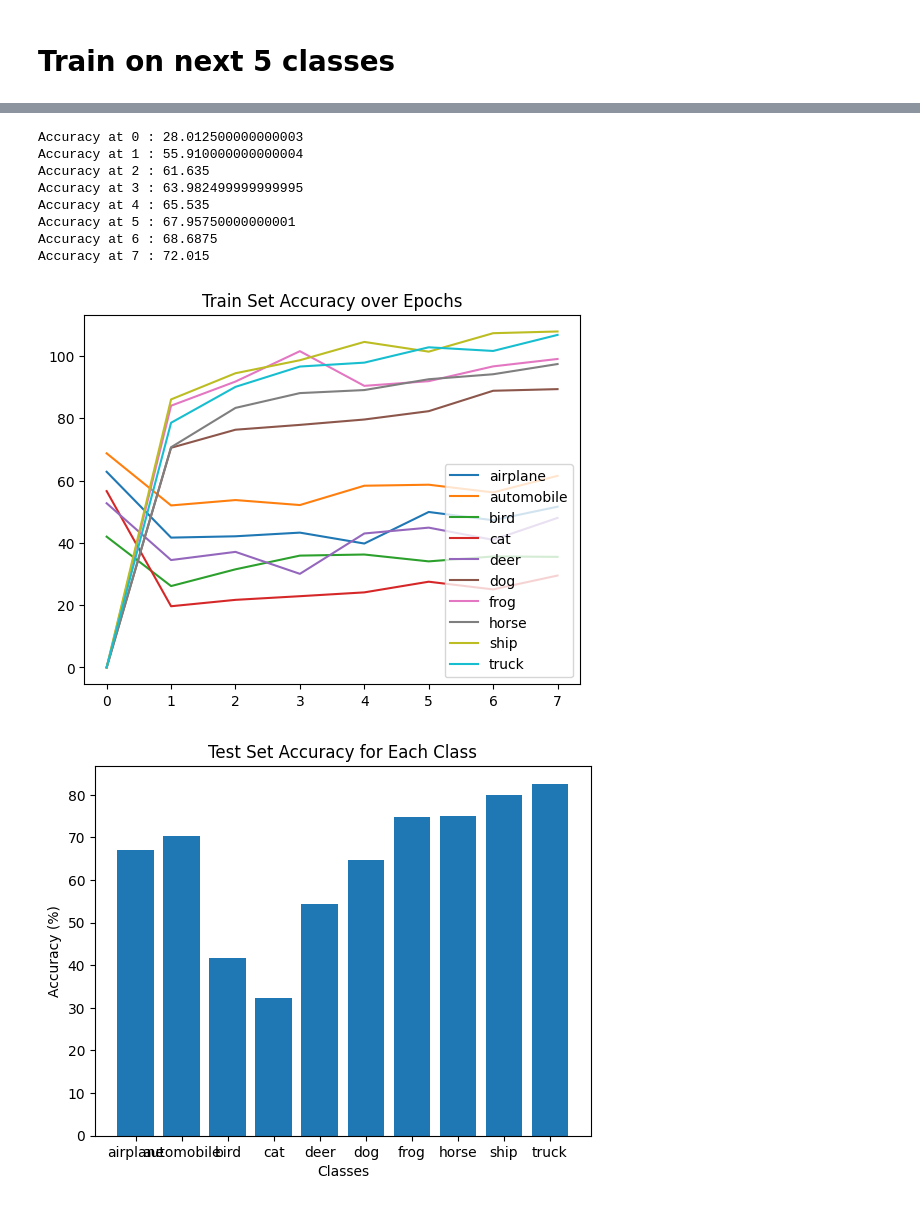
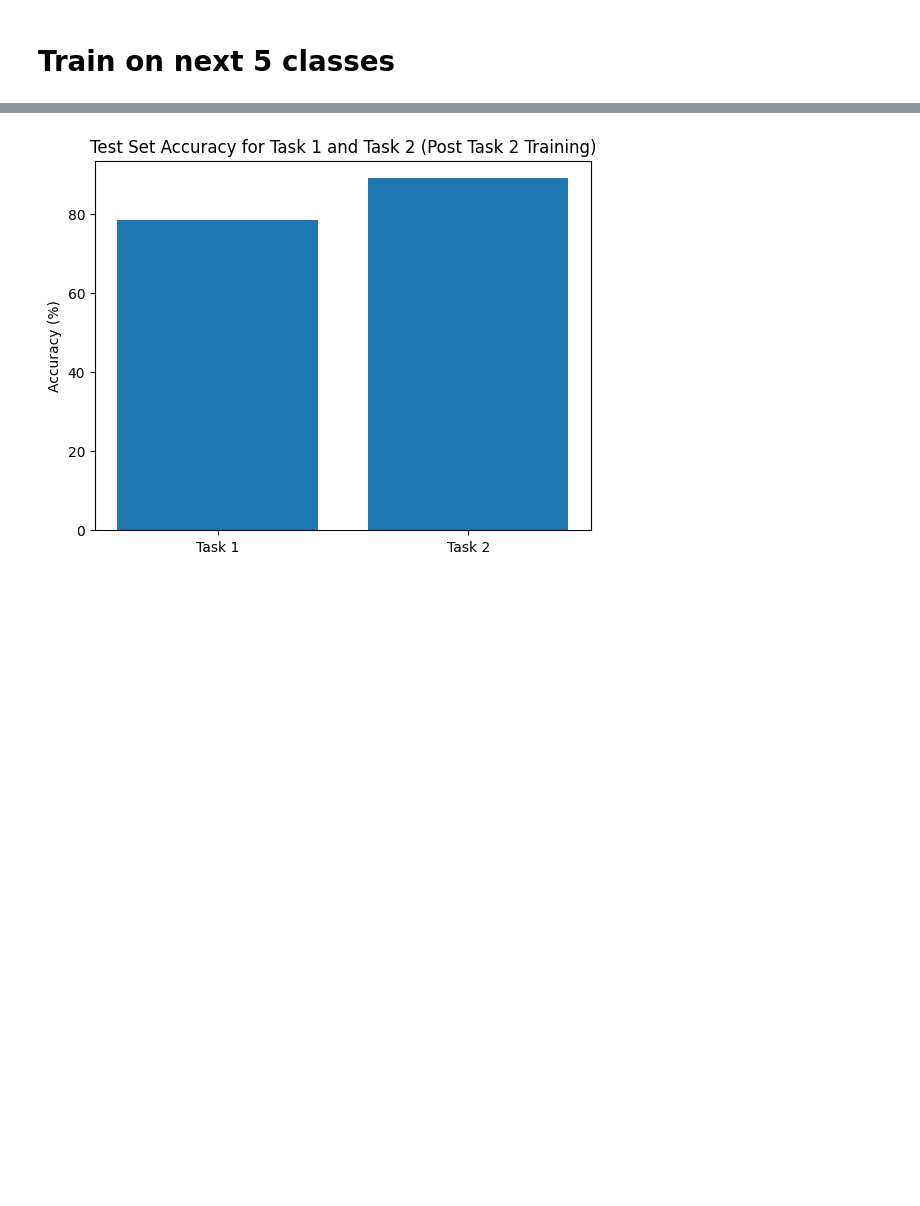
Before and after one commit to DROP-TABLE-CS407/Machine-Unlearning-x-Continual-Learning, a Jupyter notebook: replay_based_CIL_2.ipynb, the cells around one changed output, grey strips where cells are left out. Saved outputs shown, nothing was run; the diff lists cells and outputs as text; code cells hidden in the pictures; blank space fills up the shorter version.

```diff
--- a/replay_based_CIL_2.ipynb
+++ b/replay_based_CIL_2.ipynb
@@ -79,7 +79,7 @@ class ResNet18CIFAR(torch.nn.Module):
             torch.nn.BatchNorm2d(1024)
         )
         # change input layer to accept 32x32 images by utilising smaller convolutional kernel
-        self.resnet.fc = torch.nn.Linear(1024, 5)
+        self.resnet.fc = torch.nn.Linear(1024, 10)
         # start with 5 classes and add more as needed
         self.resnet.maxpool = torch.nn.Identity()
         # maxpool worsens performance and is unnecessary for small image sizes
@@ -418,24 +426,32 @@ plt.plot(losses)
 plt.title('Loss')
 plt.show()
 
-for i in range(len(accuracies)):
-    print(f"Accuracy at {i} : {accuracies[i]}")
-
-for cls in CLASSES:
-    plt.plot(accuracies_class[cls], label=f'{cls}')
-
-plt.title('Train Set Accuracy over Epochs')
-plt.legend()
-plt.show()
+# for i in range(len(accuracies)):
+#     print(f"Accuracy at {i} : {accuracies[i]}")
+#
+# for cls in CLASSES:
+#     plt.plot(accuracies_class[cls], label=f'{cls}')
+#
+# plt.title('Train Set Accuracy over Epochs')
+# plt.legend()
+# plt.show()
 
 # plot the test set accuracy as a bar chart
-plt.bar(CLASSES, [accuracies_class_test[cls][0] for cls in CLASSES])
-plt.title('Test Set Accuracy for Each Class')
-plt.xlabel('Classes')
+#plt.bar(CLASSES, [accuracies_class_test[cls][0] for cls in CLASSES])
+#plt.title('Test Set Accuracy for Each Class')
+#plt.xlabel('Classes')
+#plt.ylabel('Accuracy (%)')
+#plt.show()
+#for cls in CLASSES:
+#    print(f"Test accuracy for {cls}: {accuracies_class_test[cls]}")
+
+# extract numerical values from accuracy strings
+accuracy_value_1 = float(accuracy_string_1.split(': ')[1].replace('%', ''))
+accuracy_value_2 = float(accuracy_string_2.split(': ')[1].replace('%', ''))
+
+# plot task 1 and task 2 test accuracies on a bar chart
+plt.bar(['Task 1', 'Task 2'], [accuracy_value_1, accuracy_value_2])
+plt.title('Test Set Accuracy for Task 1 and Task 2 (Post Task 2 Training)')
 plt.ylabel('Accuracy (%)')
 plt.show()
-for cls in CLASSES:
-    print(f"Test accuracy for {cls}: {accuracies_class_test[cls]}")
-
-print(f"Test accuracy on all 10 classes: {accuracy_string}")
 # %% [output]
@@ -443,10 +459 @@ print(f"Test accuracy on all 10 classes: {accuracy_string}")
-Accuracy at 0 : 28.012500000000003
-Accuracy at 1 : 55.910000000000004
-Accuracy at 2 : 61.635
-Accuracy at 3 : 63.982499999999995
-Accuracy at 4 : 65.535
-Accuracy at 5 : 67.95750000000001
-Accuracy at 6 : 68.6875
-Accuracy at 7 : 72.015
-[figure, old version]
+[figure, new version]
-[figure, removed]
```
Also changed, not shown: parts of 8 cells of this notebook.
